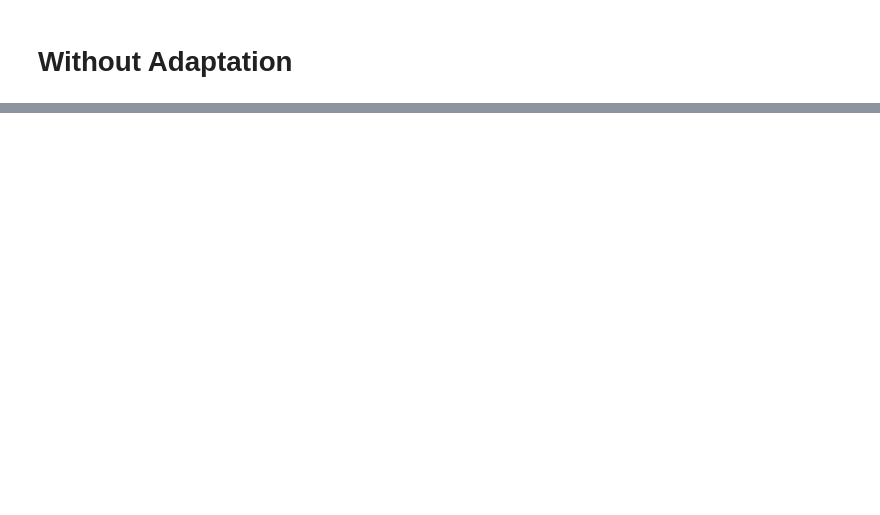
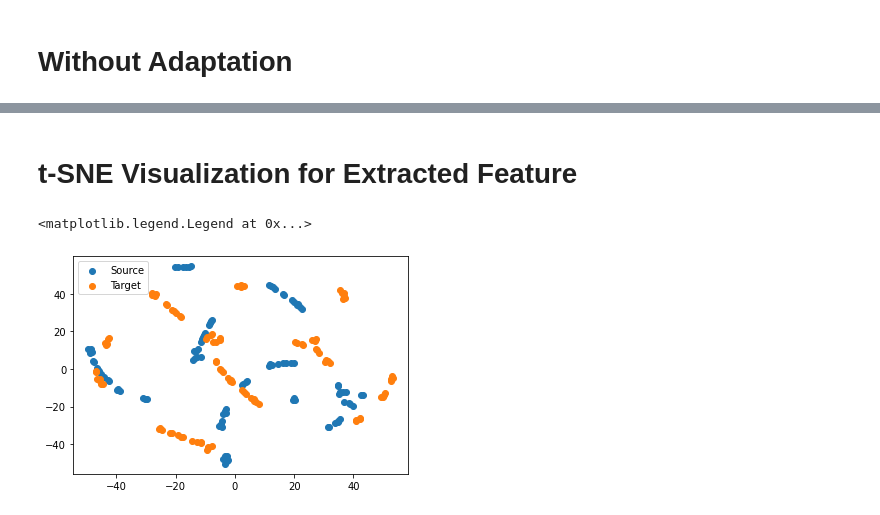
Before and after one commit to oh-yu/domain-invariant-learning, a Jupyter notebook: domain_invariant_learning.ipynb, the cells around one changed output, grey strips where cells are left out. Cells and saved outputs as stored; diff of their text form; code cells hidden in the pictures; blank space fills up the shorter version.

Commit message:
add t-SNE visualization

```diff
--- a/domain_invariant_learning.ipynb
+++ b/domain_invariant_learning.ipynb
@@ -170,0 +172,21 @@ plt.colorbar()
+# %% [markdown]
+# t-SNE Visualization for Extracted Feature
+# %%
+tsne = TSNE(n_components=2, learning_rate='auto', init='random', perplexity=3)
+# TODO: Understand Argumetns for t-SNE
+
+target_feature_eval = target_feature_eval.cpu().detach().numpy()
+source_X = source_X.to(device)
+source_feature = feature_extractor(source_X)
+source_feature = source_feature.cpu().detach().numpy()
+
+target_feature_tsne = tsne.fit_transform(target_feature_eval)
+source_feature_tsne = tsne.fit_transform(source_feature)
+# TODO: Understand t-SNE Algo
+# %%
+plt.scatter(source_feature_tsne[:, 0], source_feature_tsne[:, 1], label="Source")
+plt.scatter(target_feature_tsne[:, 0], target_feature_tsne[:, 1], label="Target")
+plt.legend()
+# %% [output]
+<matplotlib.legend.Legend at 0x...>
+[figure, added]
```
Also changed, not shown: parts of 6 cells of this notebook.
